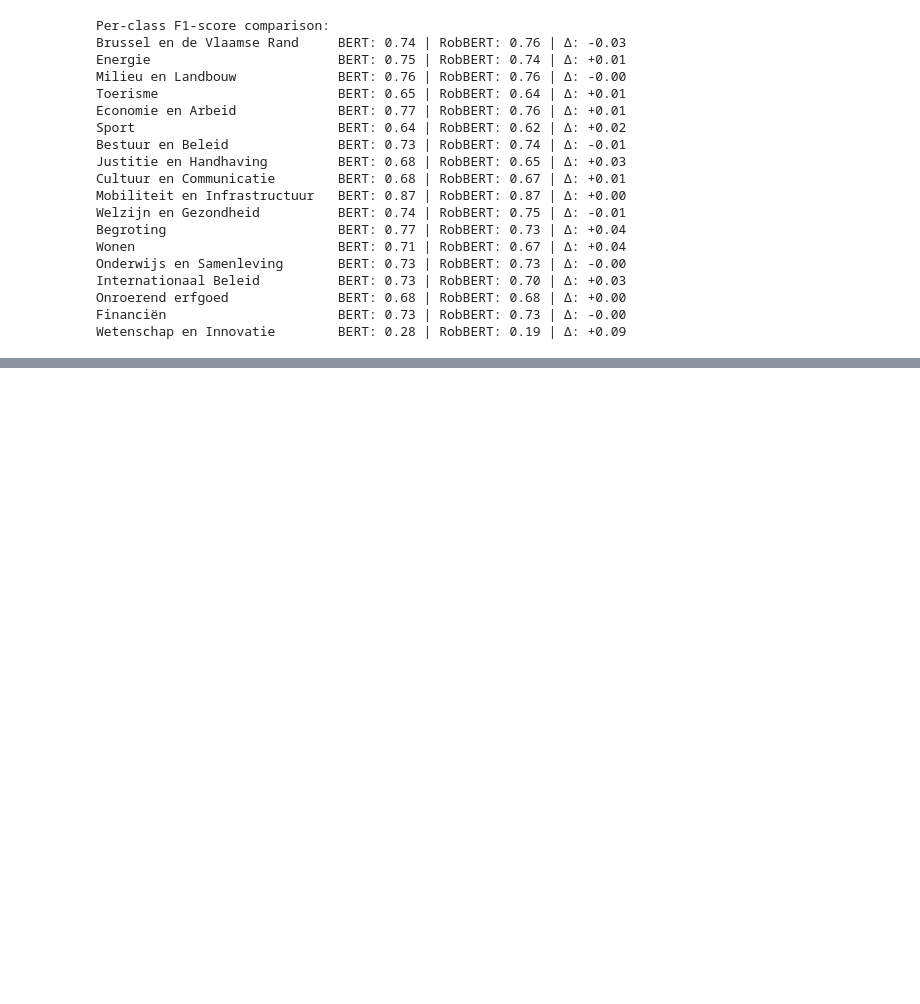
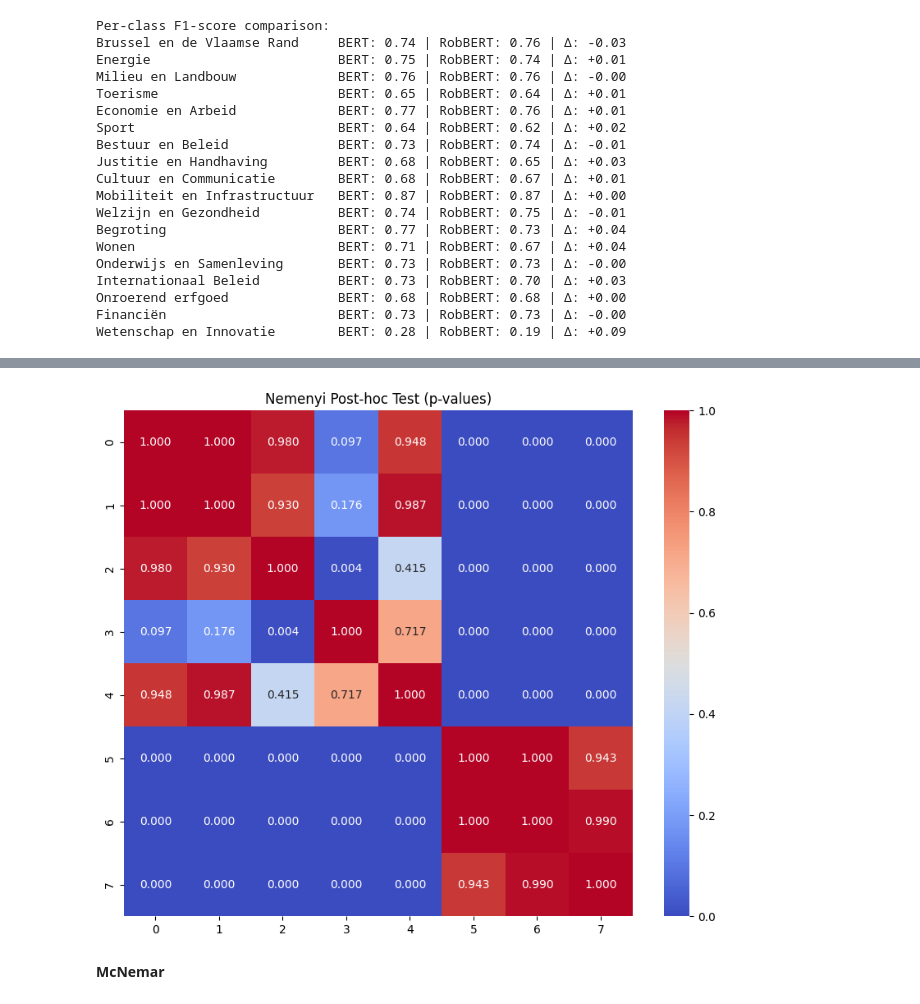
Before and after one commit to Corrie09/IdentifyingAndClassifying-Dutch-Statistical-Questions, a Jupyter notebook: EvaluateModels/Statistical_test_and_merge.ipynb, the cells around one changed output, grey strips where cells are left out. Cells and saved outputs as stored; diff of their text form; code cells hidden in the pictures; blank space fills up the shorter version.

```diff
--- a/EvaluateModels/Statistical_test_and_merge.ipynb
+++ b/EvaluateModels/Statistical_test_and_merge.ipynb
@@ -286,0 +306,11 @@ Wetenschap en Innovatie        BERT: 0.28 | RobBERT: 0.19 | Δ: +0.09
+# %%
+import scikit_posthocs as sp
+import numpy as np
+
+# Nemenyi test requires input shape (n_samples, n_models)
+nemenyi_data = correct_df[model_cols].to_numpy()
+nemenyi_result = sp.posthoc_nemenyi_friedman(nemenyi_data)
+
+# Pretty print
+print("\n📊 Nemenyi Test (p-values):")
+print(nemenyi_result.round(4))
@@ -286,0 +328,12 @@ Wetenschap en Innovatie        BERT: 0.28 | RobBERT: 0.19 | Δ: +0.09
+# %%
+import seaborn as sns
+import matplotlib.pyplot as plt
+
+plt.figure(figsize=(10, 8))
+sns.heatmap(nemenyi_result, annot=True, fmt=".3f", cmap="coolwarm")
+plt.title("Nemenyi Post-hoc Test (p-values)")
+plt.show()
+# %% [output]
+[figure, added]
+# %% [markdown]
+**McNemar**
```
Also changed, not shown: parts of 12 cells of this notebook, 16 other files.
